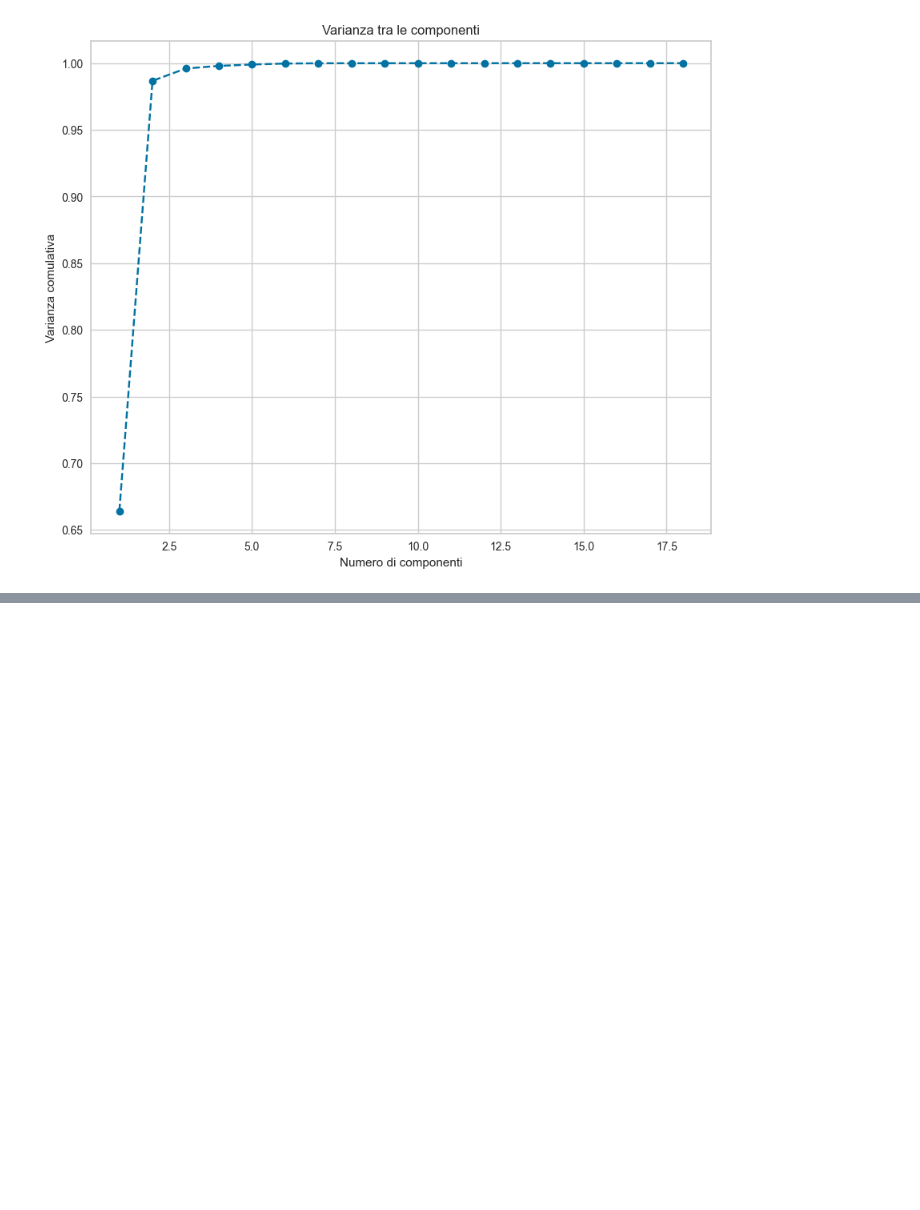
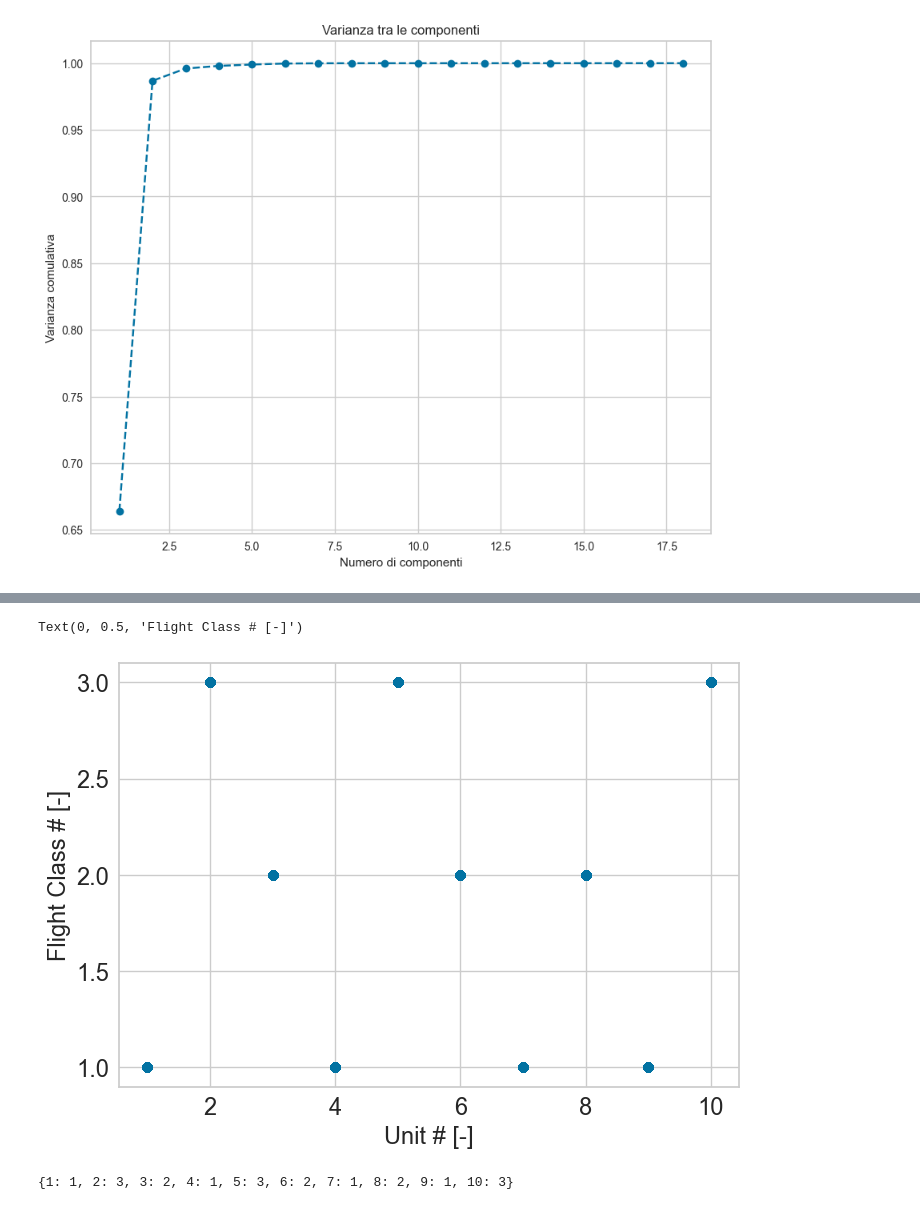
Before and after one commit to MatteoFerretti98/PHM2021_Data_Challenge_Exam_Project, a Jupyter notebook: clustering.ipynb, the cells around one changed output, grey strips where cells are left out. Drawn from its saved outputs; the diff is of its cells as text; code cells hidden in the pictures; blank space fills up the shorter version.

```diff
--- a/clustering.ipynb
+++ b/clustering.ipynb
@@ -172,0 +168,17 @@ KMeans.evaluation(scores_pca,kmeans_pca)
+# %%
+labelsize = 17
+plt.plot(df_A.unit, df_A.Fc, 'o')
+plt.tick_params(axis='x', labelsize=labelsize )
+plt.tick_params(axis='y', labelsize=labelsize )
+plt.xlabel('Unit # [-]', fontsize=labelsize)
+plt.ylabel('Flight Class # [-]', fontsize=labelsize )
+# %% [output]
+Text(0, 0.5, 'Flight Class # [-]')
+[figure, added]
+# %%
+dic = {}
+for i in range(1,11):
+    dic[i] = int(df_A[df_A.unit==i]["Fc"].iloc[0])
+dic
+# %% [output]
+{1: 1, 2: 3, 3: 2, 4: 1, 5: 3, 6: 2, 7: 1, 8: 2, 9: 1, 10: 3}
```
Also changed, not shown: parts of 6 cells of this notebook, 1 other file.
